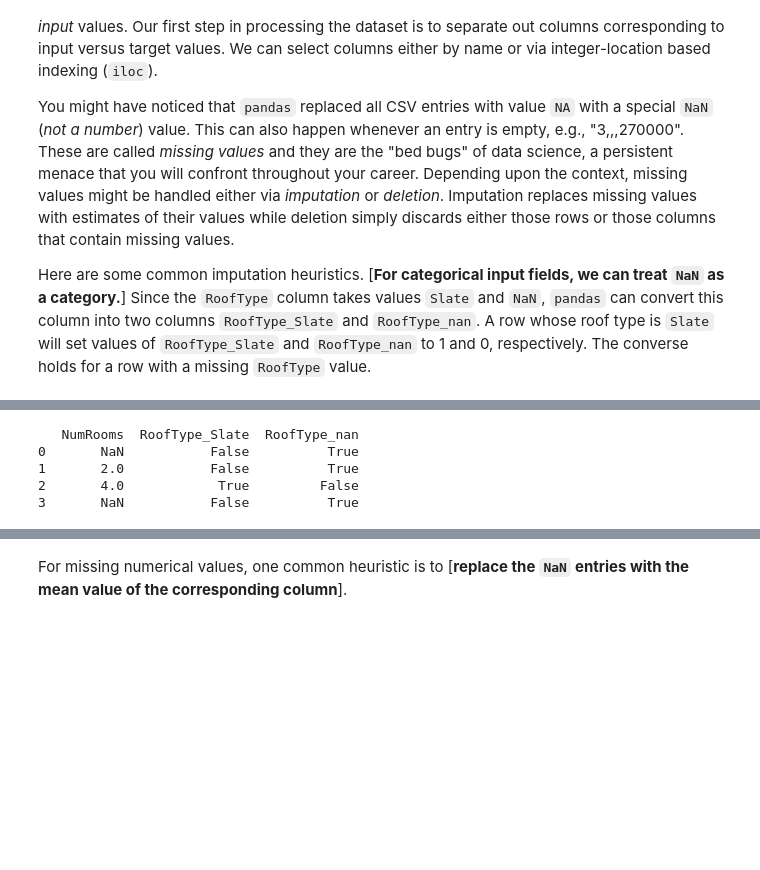
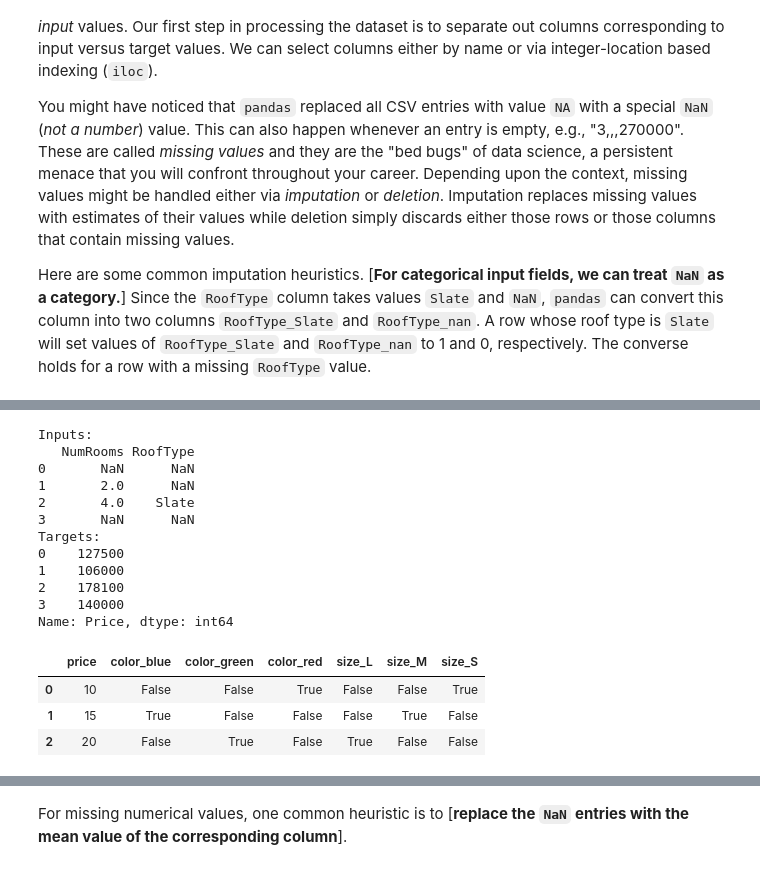
Before and after one commit to anmho/d2l, a Jupyter notebook: chapter_preliminaries/pandas.ipynb, the cells around one changed output, grey strips where cells are left out. Cells and saved outputs as stored; diff of their text form; code cells hidden in the pictures; blank space fills up the shorter version.

```diff
--- a/chapter_preliminaries/pandas.ipynb
+++ b/chapter_preliminaries/pandas.ipynb
@@ -94,10 +112,35 @@ The converse holds for a row with a missing `RoofType` value.
 # %%
 inputs, targets = data.iloc[:, 0:2], data.iloc[:, 2]
-inputs = pd.get_dummies(inputs, dummy_na=True)
+# Separet input and target values
+print("Inputs: ")
 print(inputs)
+print("Targets: ")
+print(targets)
 # %% [output]
-   NumRooms  RoofType_Slate  RoofType_nan
-0       NaN           False          True
-1       2.0           False          True
-2       4.0            True         False
-3       NaN           False          True
+Inputs:
+   NumRooms RoofType
+0       NaN      NaN
+1       2.0      NaN
+2       4.0    Slate
+3       NaN      NaN
+Targets:
+0    127500
+1    106000
+2    178100
+3    140000
+Name: Price, dtype: int64
+# %%
+data = pd.DataFrame({
+    'color': ['red', 'blue', 'green'],
+    'size': ['S', 'M', 'L'],
+    'price': [10, 15, 20]
+})
+
+# Applies to 'color' and 'size' by default
+encoded_data = pd.get_dummies(data)
+encoded_data
+# %% [output]
+|  | price | color_blue | color_green | color_red | size_L | size_M | size_S |
+| 0 | 10 | False | False | True | False | False | True |
+| 1 | 15 | True | False | False | False | True | False |
+| 2 | 20 | False | True | False | True | False | False |
```
Also changed, not shown: parts of 18 cells of this notebook.
